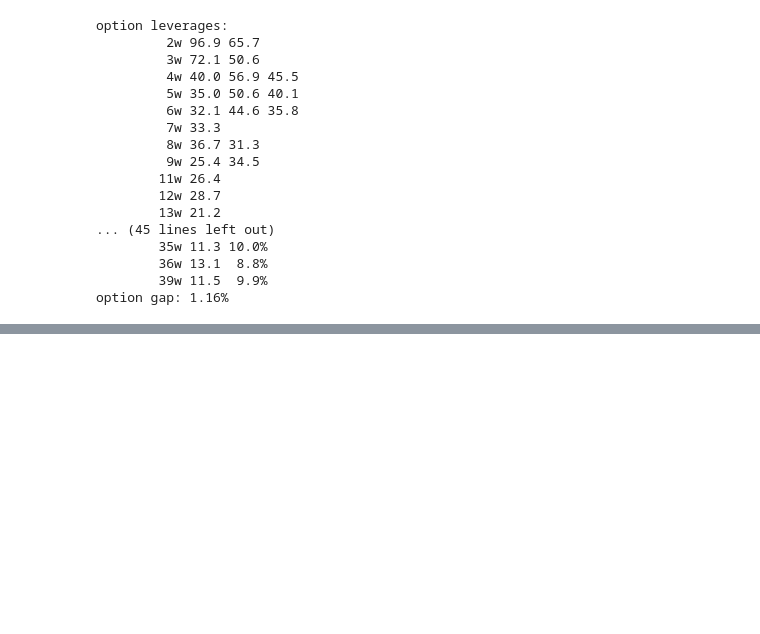
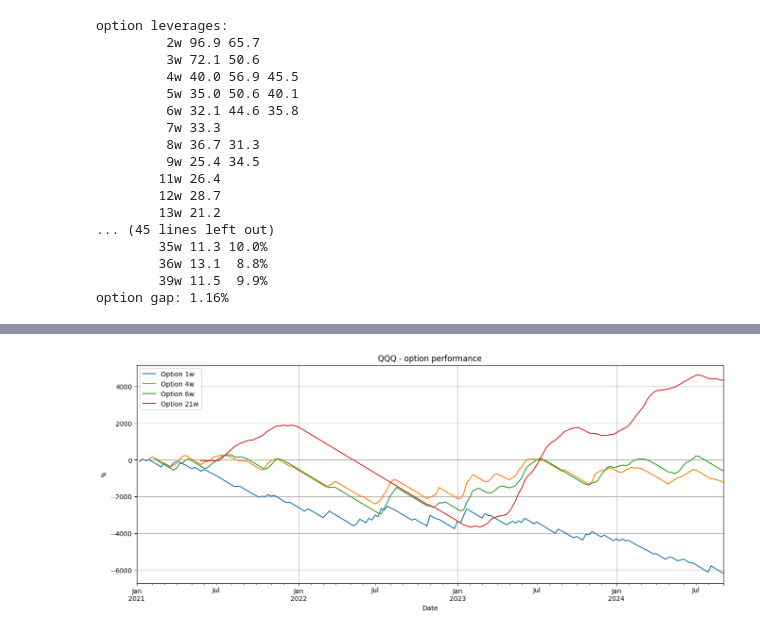
Before and after one commit to dotchev/stox, a Jupyter notebook: weekly-QQQ.ipynb, the cells around one changed output, grey strips where cells are left out. Saved outputs shown, nothing was run; the diff lists cells and outputs as text; code cells hidden in the pictures; blank space fills up the shorter version.

```diff
--- a/weekly-QQQ.ipynb
+++ b/weekly-QQQ.ipynb
@@ -200,0 +201,14 @@ plt.show()
+# %%
+plt.figure(figsize=(16,6))
+
+for w in [1,4,6,21]:
+    history[f'Option {w}w'].cumsum().plot()
+
+plt.legend(loc='upper left')
+plt.title(f'{tickerSymbol} - option performance')
+plt.ylabel('%')
+# plt.yscale('log')
+plt.grid()
+plt.show()
+# %% [output]
+[figure, added]
```
Also changed, not shown: parts of 6 cells of this notebook, 25 other files.
